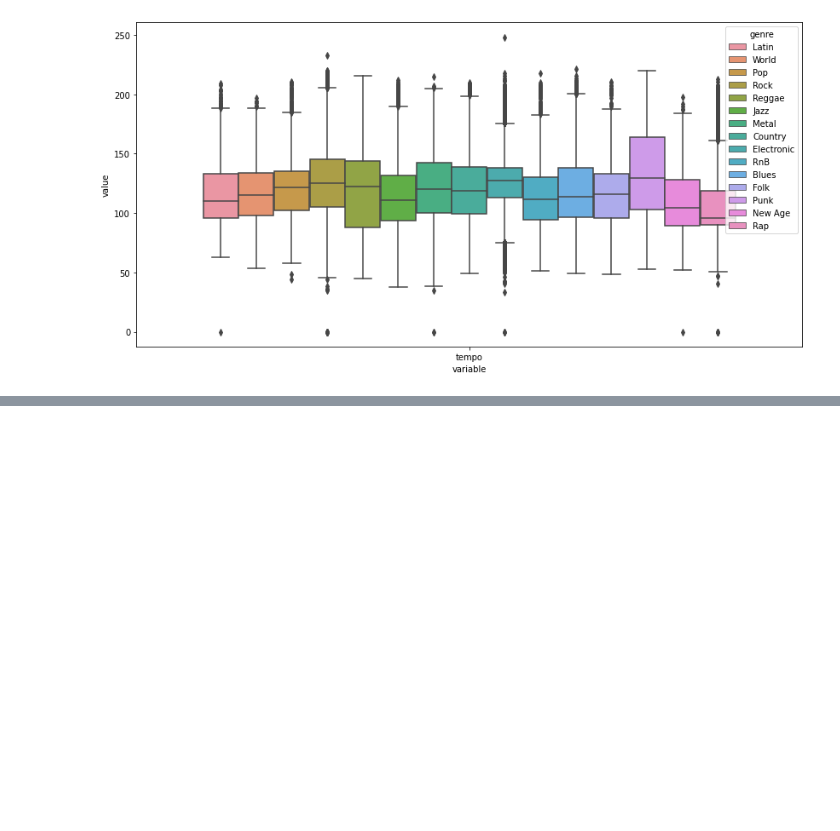
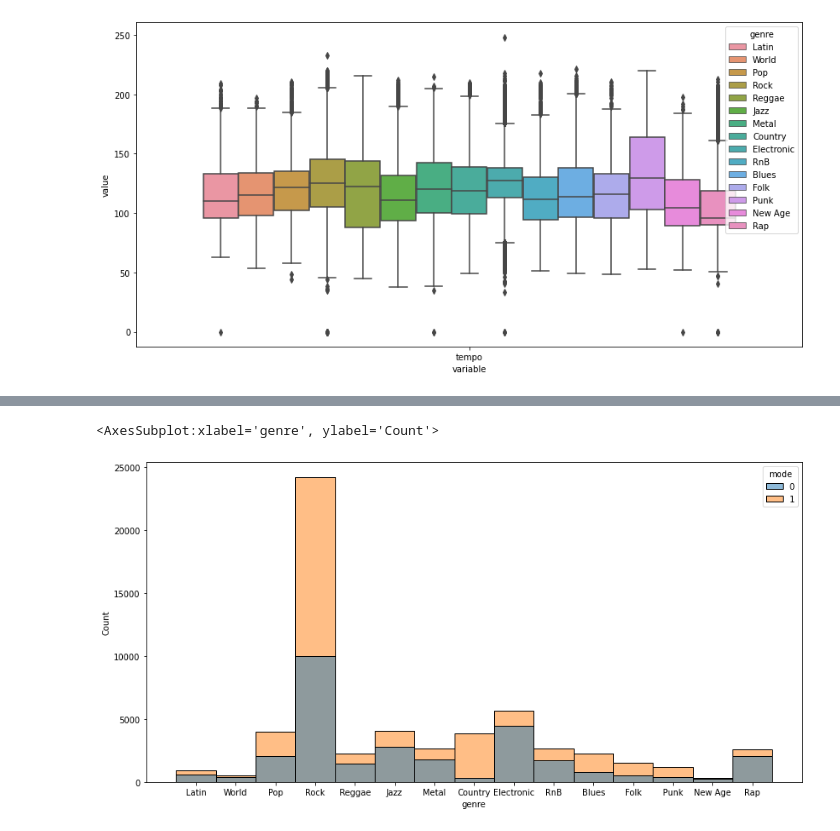
Before and after one commit to huube/Eindopdracht_ML21, a Jupyter notebook: notebooks/1-EDA.ipynb, the cells around one changed output, grey strips where cells are left out. Cells and saved outputs as stored; diff of their text form; code cells hidden in the pictures; blank space fills up the shorter version.

```diff
--- a/notebooks/1-EDA.ipynb
+++ b/notebooks/1-EDA.ipynb
@@ -111,0 +134,6 @@ ValueError: Could not interpret input 'genre'
+# %%
+plt.figure(figsize=(14,7))
+sns.histplot(data=df[['mode','genre']],x='genre',hue='mode')
+# %% [output]
+<AxesSubplot:xlabel='genre', ylabel='Count'>
+[figure, added]
```
Also changed, not shown: parts of 6 cells of this notebook.
